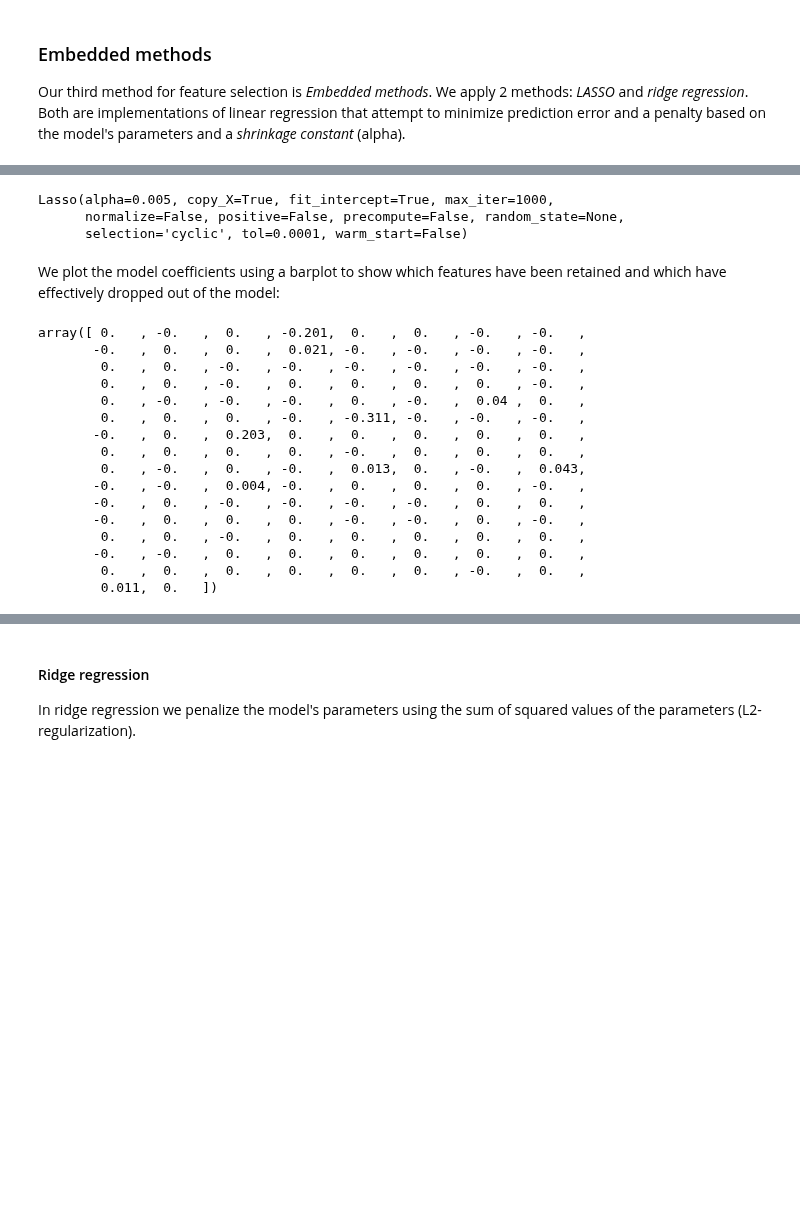
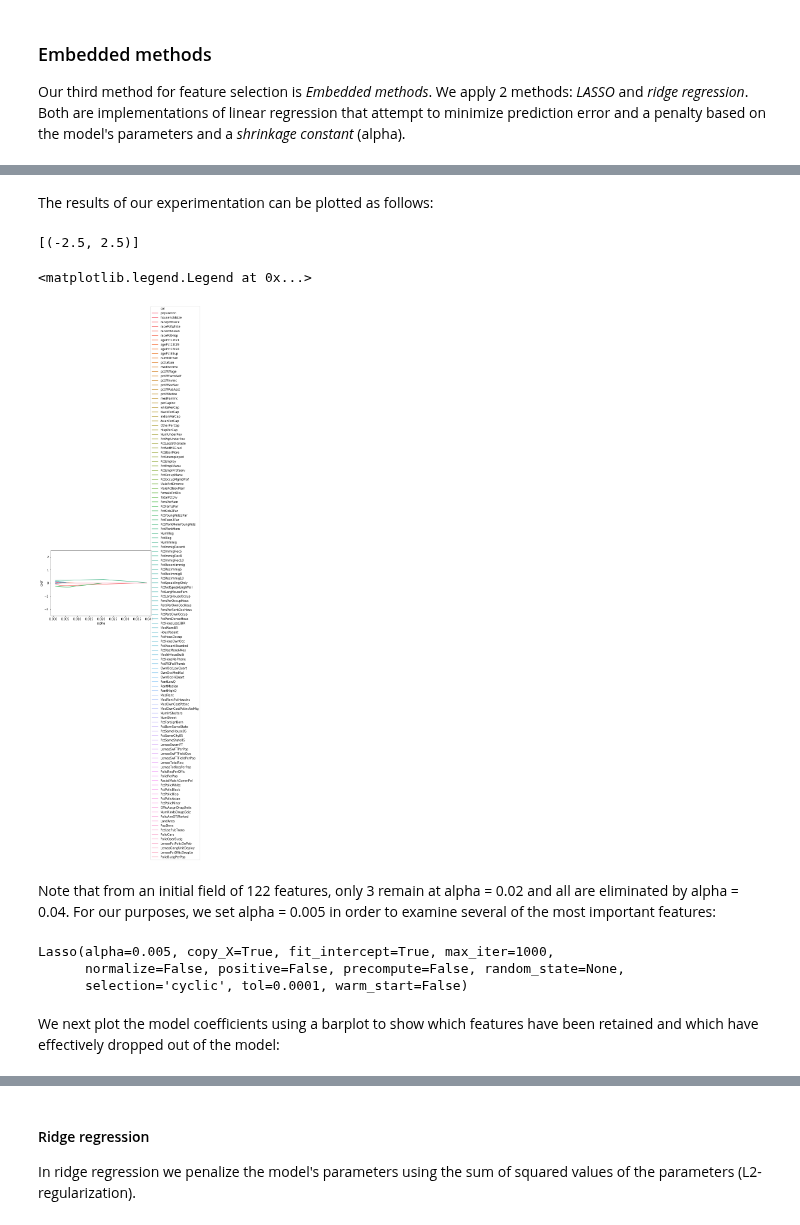
Before and after one commit to pelorenz/data-science-420, a Jupyter notebook: L04-PeterLorenz.ipynb, the cells around one changed output, grey strips where cells are left out. Cells and saved outputs as stored; diff of their text form; code cells hidden in the pictures; blank space fills up the shorter version.

```diff
--- a/L04-PeterLorenz.ipynb
+++ b/L04-PeterLorenz.ipynb
@@ -328,3 +393,15 @@ In LASSO we penalize the model's parameters using the sum of absolute values of
+# %% [markdown]
+The results of our experimentation can be plotted as follows:
+# %%
+ax = sns.lineplot(x = 'alpha', y = 'coef', hue = 'col', data = results)
+ax.set(ylim = (-2.5, 2.5))
+ax.legend(loc = 'center right', bbox_to_anchor = (1.5, 0.5), ncol = 1)
+# %% [output]
+[(-2.5, 2.5)]
+<matplotlib.legend.Legend at 0x...>
+[figure, added]
+# %% [markdown]
+Note that from an initial field of 122 features, only 3 remain at alpha = 0.02 and all are eliminated by alpha = 0.04. For our purposes, we set alpha = 0.005 in order to examine several of the most important features:
 # %%
 # Set alpha to low value so that some features are retained
 alpha = 0.005
@@ -337,24 +414,5 @@ Lasso(alpha=0.005, copy_X=True, fit_intercept=True, max_iter=1000,
       normalize=False, positive=False, precompute=False, random_state=None,
       selection='cyclic', tol=0.0001, warm_start=False)
 # %% [markdown]
-We plot the model coefficients using a barplot to show which features have been retained and which have effectively dropped out of the model:
+We next plot the model coefficients using a barplot to show which features have been retained and which have effectively dropped out of the model:
-# %%
-clf.coef_
-# %% [output]
-array([ 0.   , -0.   ,  0.   , -0.201,  0.   ,  0.   , -0.   , -0.   ,
-       -0.   ,  0.   ,  0.   ,  0.021, -0.   , -0.   , -0.   , -0.   ,
-        0.   ,  0.   , -0.   , -0.   , -0.   , -0.   , -0.   , -0.   ,
-        0.   ,  0.   , -0.   ,  0.   ,  0.   ,  0.   ,  0.   , -0.   ,
-        0.   , -0.   , -0.   , -0.   ,  0.   , -0.   ,  0.04 ,  0.   ,
-        0.   ,  0.   ,  0.   , -0.   , -0.311, -0.   , -0.   , -0.   ,
-       -0.   ,  0.   ,  0.203,  0.   ,  0.   ,  0.   ,  0.   ,  0.   ,
-        0.   ,  0.   ,  0.   ,  0.   , -0.   ,  0.   ,  0.   ,  0.   ,
-        0.   , -0.   ,  0.   , -0.   ,  0.013,  0.   , -0.   ,  0.043,
-       -0.   , -0.   ,  0.004, -0.   ,  0.   ,  0.   ,  0.   , -0.   ,
-       -0.   ,  0.   , -0.   , -0.   , -0.   , -0.   ,  0.   ,  0.   ,
-       -0.   ,  0.   ,  0.   ,  0.   , -0.   , -0.   ,  0.   , -0.   ,
-        0.   ,  0.   , -0.   ,  0.   ,  0.   ,  0.   ,  0.   ,  0.   ,
-       -0.   , -0.   ,  0.   ,  0.   ,  0.   ,  0.   ,  0.   ,  0.   ,
-        0.   ,  0.   ,  0.   ,  0.   ,  0.   ,  0.   , -0.   ,  0.   ,
-        0.011,  0.   ])
 # %%
```
Also changed, not shown: parts of 10 cells of this notebook.
